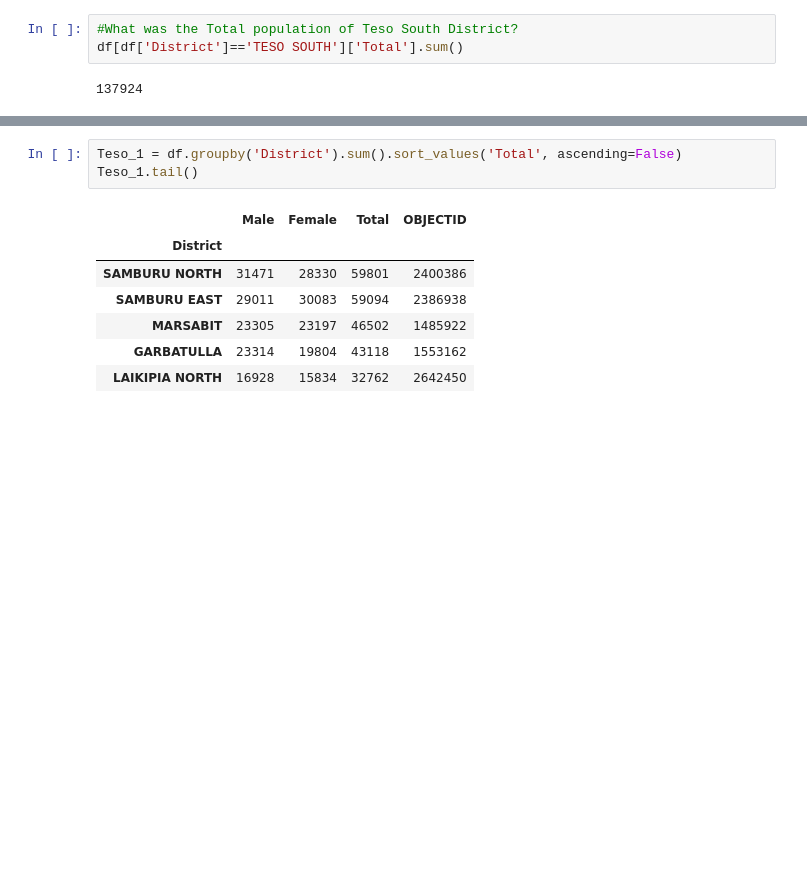
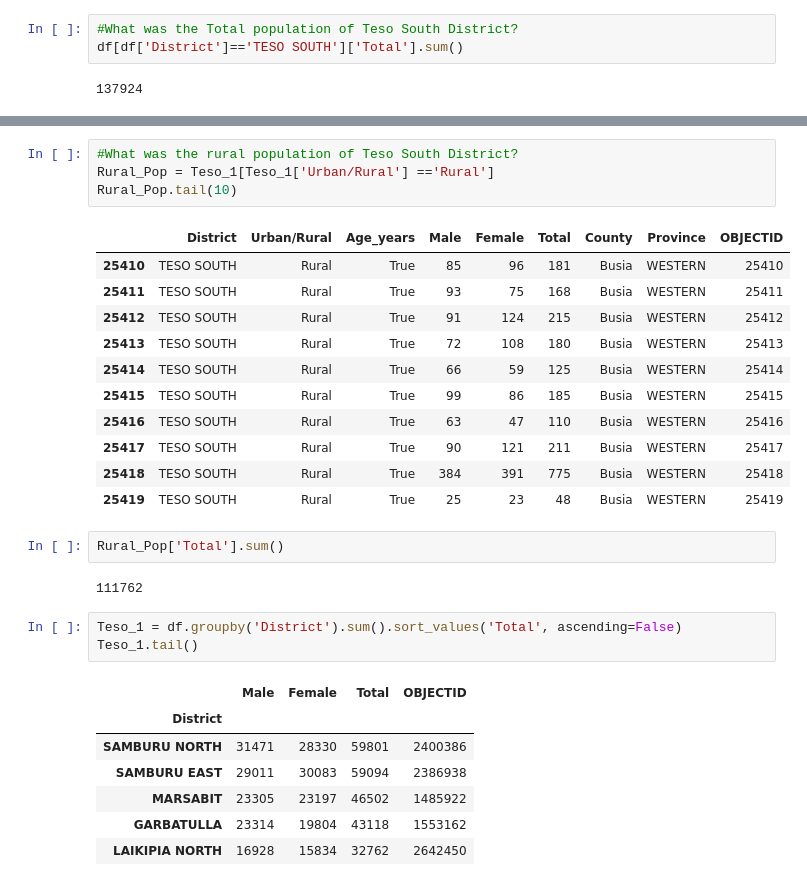
Before and after one commit to kanjaq/Pandas_Assignment2, a Jupyter notebook: Pandas_Assignment2.ipynb, the cells around one changed output, grey strips where cells are left out. Drawn from its saved outputs; the diff is of its cells as text; blank space fills up the shorter version.

```diff
--- a/Pandas_Assignment2.ipynb
+++ b/Pandas_Assignment2.ipynb
@@ -363,3 +390,23 @@ df[df['District']=='TESO SOUTH']['Total'].sum()
+# %%
+#What was the rural population of Teso South District?
+Rural_Pop = Teso_1[Teso_1['Urban/Rural'] =='Rural']
+Rural_Pop.tail(10)
+# %% [output]
+|  | District | Urban/Rural | Age_years | Male | Female | Total | County | Province | OBJECTID |
+| 25410 | TESO SOUTH | Rural | True | 85 | 96 | 181 | Busia | WESTERN | 25410 |
+| 25411 | TESO SOUTH | Rural | True | 93 | 75 | 168 | Busia | WESTERN | 25411 |
+| 25412 | TESO SOUTH | Rural | True | 91 | 124 | 215 | Busia | WESTERN | 25412 |
+| 25413 | TESO SOUTH | Rural | True | 72 | 108 | 180 | Busia | WESTERN | 25413 |
+| 25414 | TESO SOUTH | Rural | True | 66 | 59 | 125 | Busia | WESTERN | 25414 |
+| 25415 | TESO SOUTH | Rural | True | 99 | 86 | 185 | Busia | WESTERN | 25415 |
+| 25416 | TESO SOUTH | Rural | True | 63 | 47 | 110 | Busia | WESTERN | 25416 |
+| 25417 | TESO SOUTH | Rural | True | 90 | 121 | 211 | Busia | WESTERN | 25417 |
+| 25418 | TESO SOUTH | Rural | True | 384 | 391 | 775 | Busia | WESTERN | 25418 |
+| 25419 | TESO SOUTH | Rural | True | 25 | 23 | 48 | Busia | WESTERN | 25419 |
+# %%
+Rural_Pop['Total'].sum()
+# %% [output]
+111762
 # %%
 Teso_1 = df.groupby('District').sum().sort_values('Total', ascending=False)
 Teso_1.tail()
```
Also changed, not shown: parts of 19 cells of this notebook.
